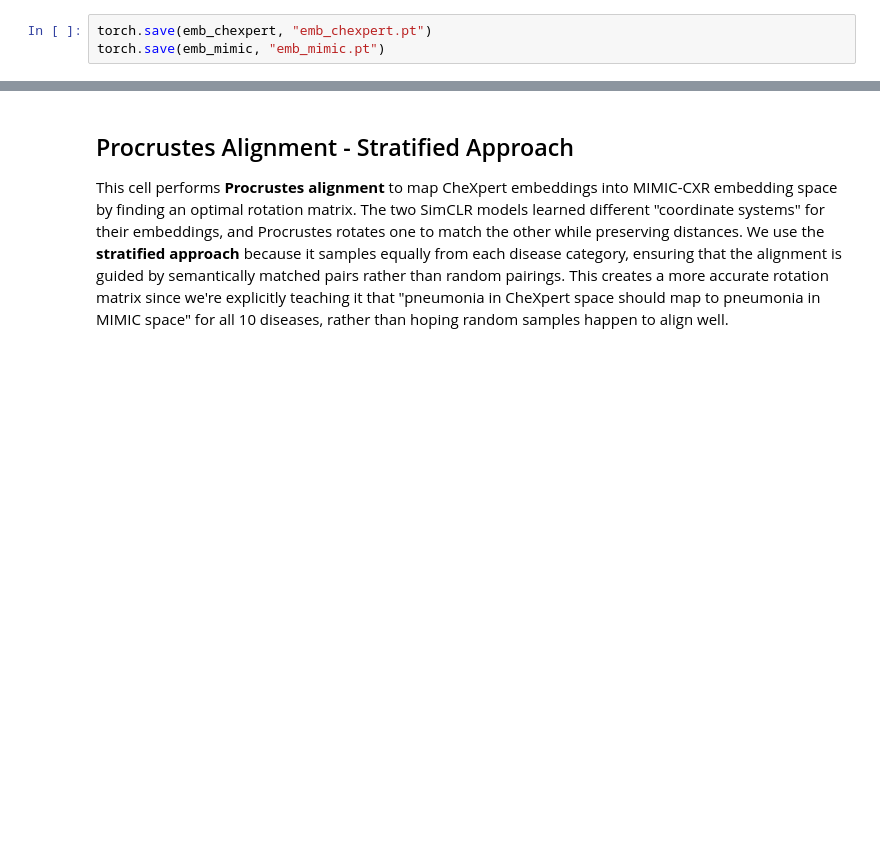
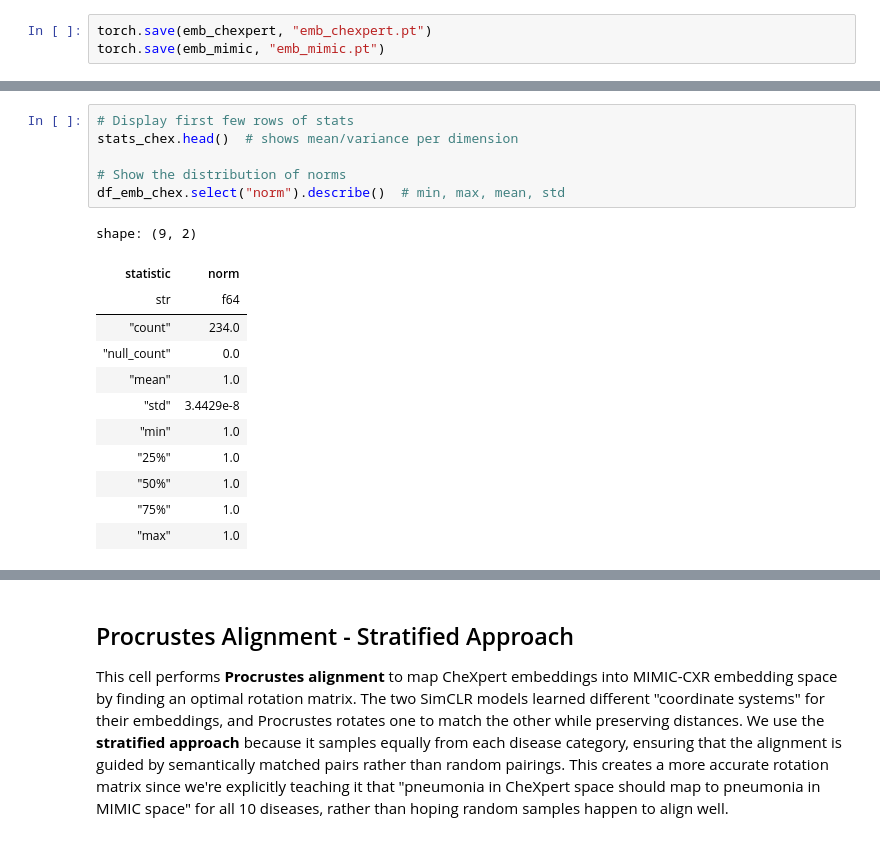
Before and after one commit to ccorbett0116/Fall2025ResearchProject, a Jupyter notebook: Research_Project.ipynb, the cells around one changed output, grey strips where cells are left out. Saved outputs shown, nothing was run; the diff lists cells and outputs as text; blank space fills up the shorter version.

```diff
--- a/Research_Project.ipynb
+++ b/Research_Project.ipynb
@@ -521,0 +561,19 @@ torch.save(emb_mimic, "emb_mimic.pt")
+# %%
+# Display first few rows of stats
+stats_chex.head()  # shows mean/variance per dimension
+
+# Show the distribution of norms
+df_emb_chex.select("norm").describe()  # min, max, mean, std
+# %% [output]
+shape: (9, 2)
+| statistic | norm |
+| str | f64 |
+| "count" | 234.0 |
+| "null_count" | 0.0 |
+| "mean" | 1.0 |
+| "std" | 3.4429e-8 |
+| "min" | 1.0 |
+| "25%" | 1.0 |
+| "50%" | 1.0 |
+| "75%" | 1.0 |
+| "max" | 1.0 |
```
Also changed, not shown: parts of 7 cells of this notebook.
